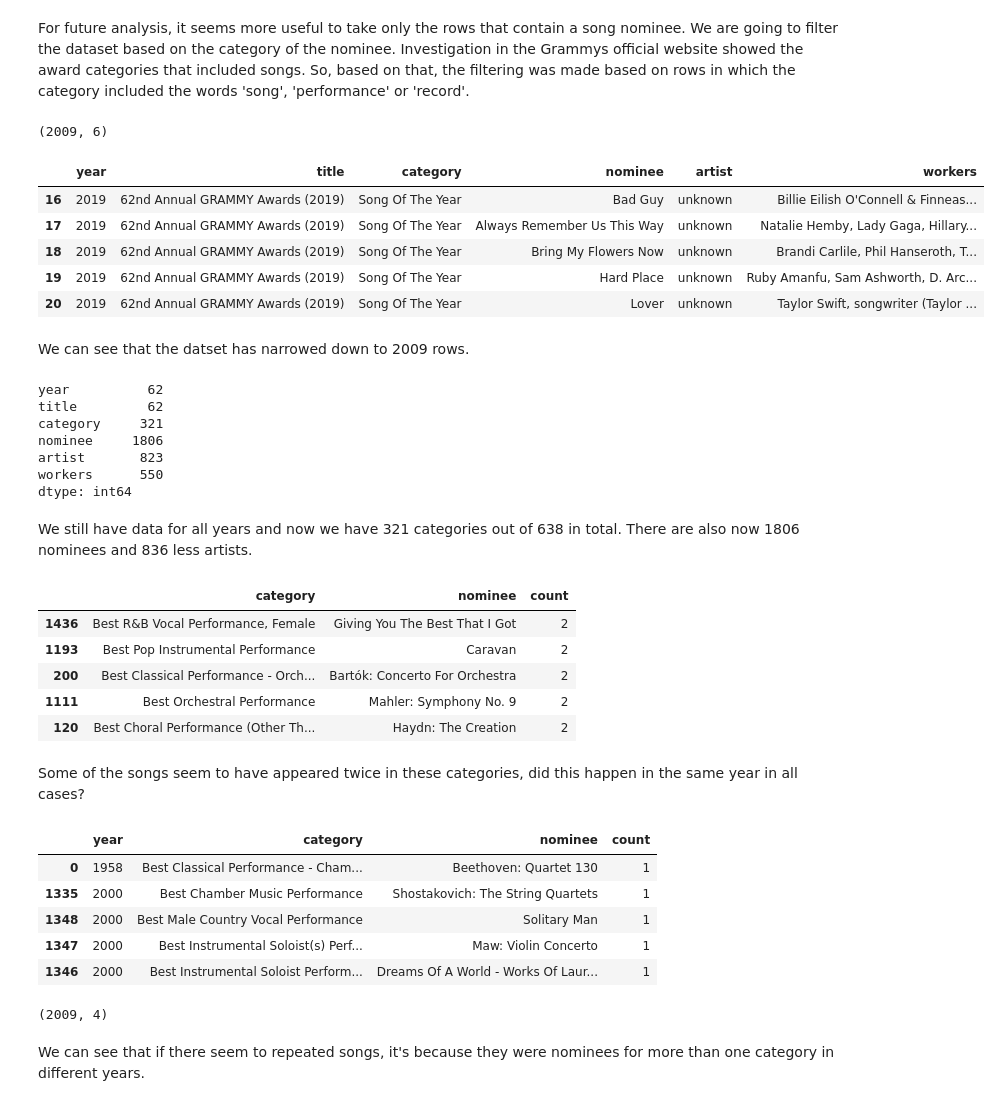
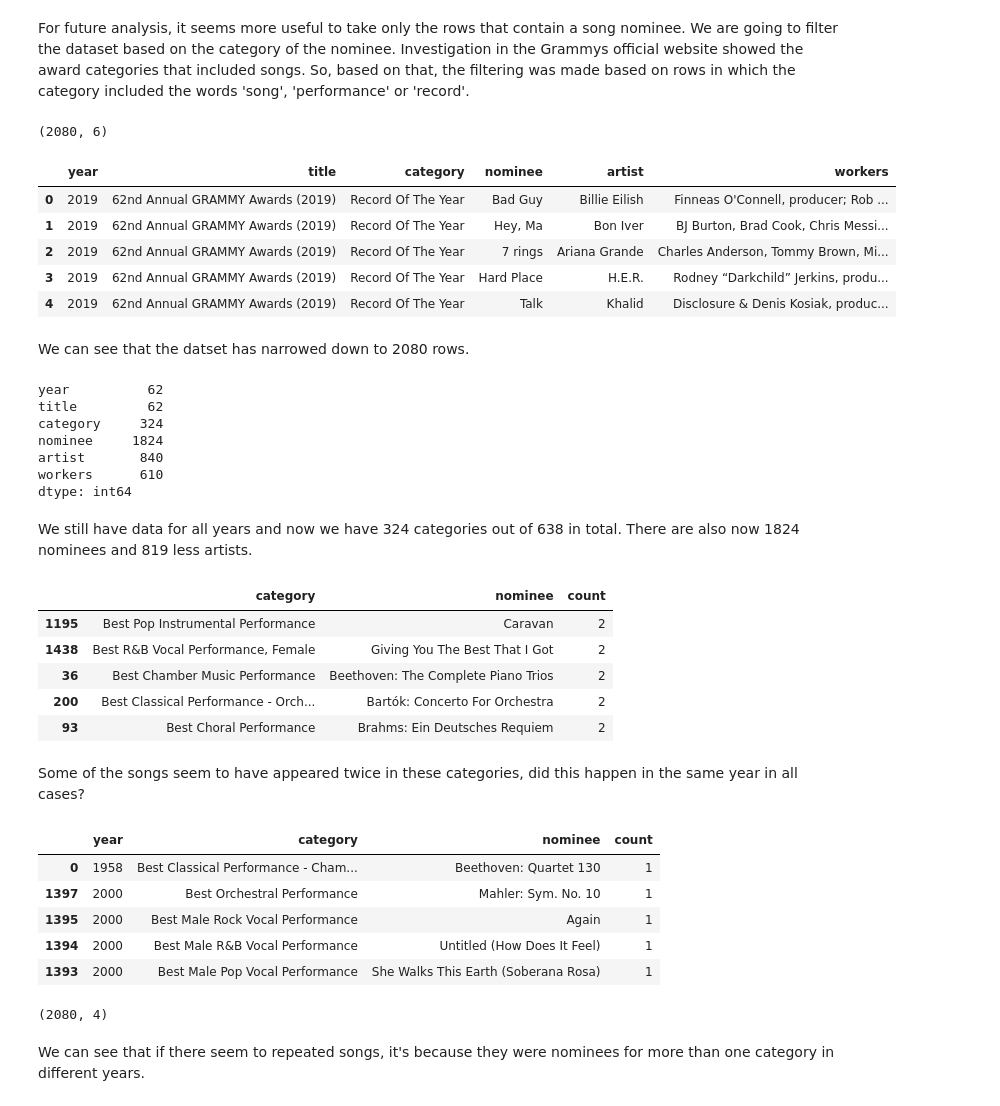
Before and after one commit to YOANGELICA/airflow_data_engineer_challenge, a Jupyter notebook: exploratory_data_analysis/grammys_eda.ipynb, the cells around one changed output. Drawn from its saved outputs; the diff is of its cells as text; code cells hidden in the pictures.

```diff
--- a/exploratory_data_analysis/grammys_eda.ipynb
+++ b/exploratory_data_analysis/grammys_eda.ipynb
@@ -7,7 +7,7 @@ import seaborn as sns
 import warnings
 warnings.filterwarnings('ignore')
 # %%
-with open('../db_config.json') as config_json:
+with open('../secrets/db_config.json') as config_json:
     config = json.load(config_json)
 
 conx = mysql.connector.connect(**config)
@@ -245,44 +247,44 @@ For future analysis, it seems more useful to take only the rows that contain a s
 # %%
 mask = (grammys_df['category'].str.contains('song', case=False, na=False) |
         grammys_df['category'].str.contains('performance', case=False, na=False) |
-        grammys_df['category'].str.contains(r'record\sor[^i]', case=False, na=False, regex=True)) # making sure to take record only and not recording
+        grammys_df['category'].str.contains(r'\brecord\b', case=False, na=False, regex=True)) # making sure to take record only and not recording
 
 result_df = grammys_df[mask]
 print(result_df.shape)
 result_df.head()
 # %% [output]
-(2009, 6)
+(2080, 6)
 |  | year | title | category | nominee | artist | workers |
-| 16 | 2019 | 62nd Annual GRAMMY Awards (2019) | Song Of The Year | Bad Guy | unknown | Billie Eilish O'Connell & Finneas... |
-| 17 | 2019 | 62nd Annual GRAMMY Awards (2019) | Song Of The Year | Always Remember Us This Way | unknown | Natalie Hemby, Lady Gaga, Hillary... |
-| 18 | 2019 | 62nd Annual GRAMMY Awards (2019) | Song Of The Year | Bring My Flowers Now | unknown | Brandi Carlile, Phil Hanseroth, T... |
-| 19 | 2019 | 62nd Annual GRAMMY Awards (2019) | Song Of The Year | Hard Place | unknown | Ruby Amanfu, Sam Ashworth, D. Arc... |
-| 20 | 2019 | 62nd Annual GRAMMY Awards (2019) | Song Of The Year | Lover | unknown | Taylor Swift, songwriter (Taylor ... |
+| 0 | 2019 | 62nd Annual GRAMMY Awards (2019) | Record Of The Year | Bad Guy | Billie Eilish | Finneas O'Connell, producer; Rob ... |
+| 1 | 2019 | 62nd Annual GRAMMY Awards (2019) | Record Of The Year | Hey, Ma | Bon Iver | BJ Burton, Brad Cook, Chris Messi... |
+| 2 | 2019 | 62nd Annual GRAMMY Awards (2019) | Record Of The Year | 7 rings | Ariana Grande | Charles Anderson, Tommy Brown, Mi... |
+| 3 | 2019 | 62nd Annual GRAMMY Awards (2019) | Record Of The Year | Hard Place | H.E.R. | Rodney “Darkchild” Jerkins, produ... |
+| 4 | 2019 | 62nd Annual GRAMMY Awards (2019) | Record Of The Year | Talk | Khalid | Disclosure & Denis Kosiak, produc... |
 # %% [markdown]
-We can see that the datset has narrowed down to 2009 rows.
+We can see that the datset has narrowed down to 2080 rows.
 # %%
 result_df.nunique()
 # %% [output]
 year          62
 title         62
-category     321
-nominee     1806
-artist       823
-workers      550
+category     324
+nominee     1824
+artist       840
+workers      610
 dtype: int64
 # %% [markdown]
-We still have data for all years and now we have 321 categories out of 638 in total. There are also now 1806 nominees and 836 less artists.
+We still have data for all years and now we have 324 categories out of 638 in total. There are also now 1824 nominees and 819 less artists.
 # %%
 grouped_df = result_df.groupby(['category','nominee']).size().reset_index(name='count')
 sorted_grouped_df = grouped_df.sort_values(by = 'count', ascending= False)
 sorted_grouped_df.head()
 # %% [output]
 |  | category | nominee | count |
-| 1436 | Best R&B Vocal Performance, Female | Giving You The Best That I Got | 2 |
-| 1193 | Best Pop Instrumental Performance | Caravan | 2 |
+| 1195 | Best Pop Instrumental Performance | Caravan | 2 |
+| 1438 | Best R&B Vocal Performance, Female | Giving You The Best That I Got | 2 |
+| 36 | Best Chamber Music Performance | Beethoven: The Complete Piano Trios | 2 |
 | 200 | Best Classical Performance - Orch... | Bartók: Concerto For Orchestra | 2 |
-| 1111 | Best Orchestral Performance | Mahler: Symphony No. 9 | 2 |
-| 120 | Best Choral Performance (Other Th... | Haydn: The Creation | 2 |
+| 93 | Best Choral Performance | Brahms: Ein Deutsches Requiem | 2 |
 # %% [markdown]
 Some of the songs seem to have appeared twice in these categories, did this happen in the same year in all cases?
 # %%
@@ -292,13 +294,13 @@ sorted_grouped_df.head()
 # %% [output]
 |  | year | category | nominee | count |
 | 0 | 1958 | Best Classical Performance - Cham... | Beethoven: Quartet 130 | 1 |
-| 1335 | 2000 | Best Chamber Music Performance | Shostakovich: The String Quartets | 1 |
-| 1348 | 2000 | Best Male Country Vocal Performance | Solitary Man | 1 |
-| 1347 | 2000 | Best Instrumental Soloist(s) Perf... | Maw: Violin Concerto | 1 |
-| 1346 | 2000 | Best Instrumental Soloist Perform... | Dreams Of A World - Works Of Laur... | 1 |
+| 1397 | 2000 | Best Orchestral Performance | Mahler: Sym. No. 10 | 1 |
+| 1395 | 2000 | Best Male Rock Vocal Performance | Again | 1 |
+| 1394 | 2000 | Best Male R&B Vocal Performance | Untitled (How Does It Feel) | 1 |
+| 1393 | 2000 | Best Male Pop Vocal Performance | She Walks This Earth (Soberana Rosa) | 1 |
 # %%
 sorted_grouped_df.shape
 # %% [output]
-(2009, 4)
+(2080, 4)
 # %% [markdown]
 We can see that if there seem to repeated songs, it's because they were nominees for more than one category in different years.
```
Also changed, not shown: parts of 4 cells of this notebook, 5 other files.
